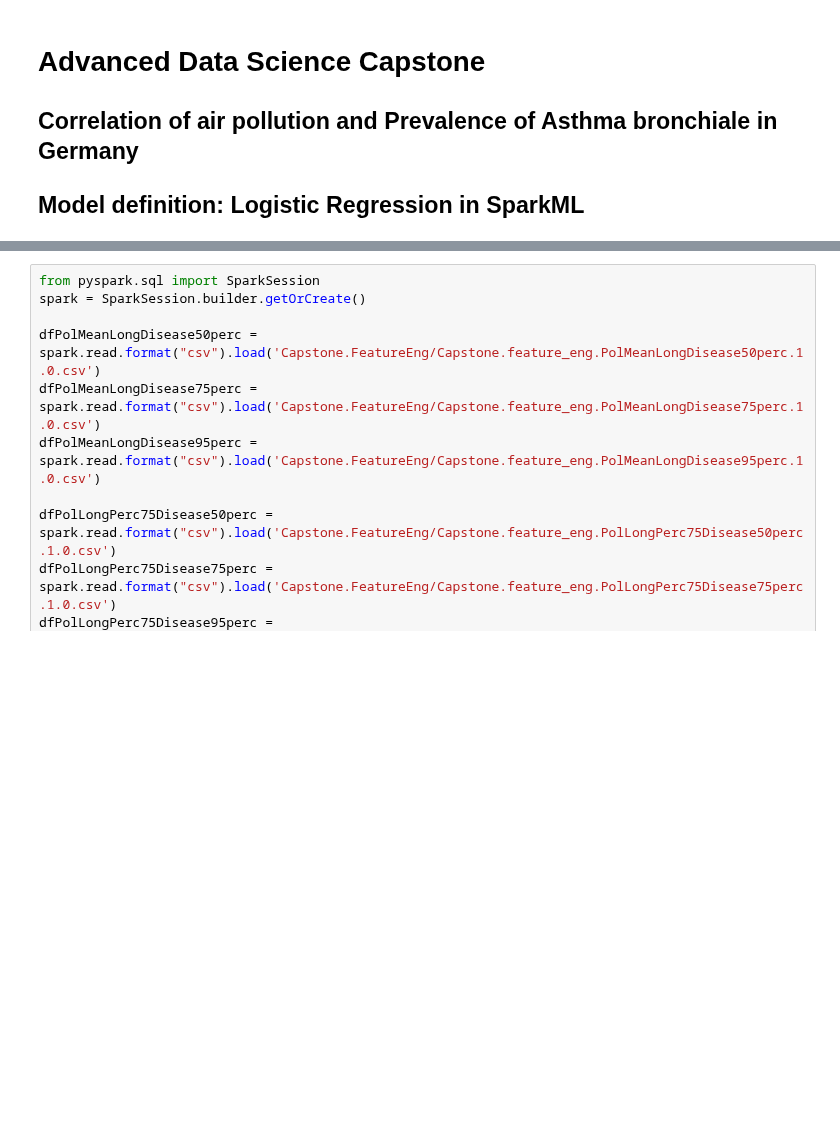
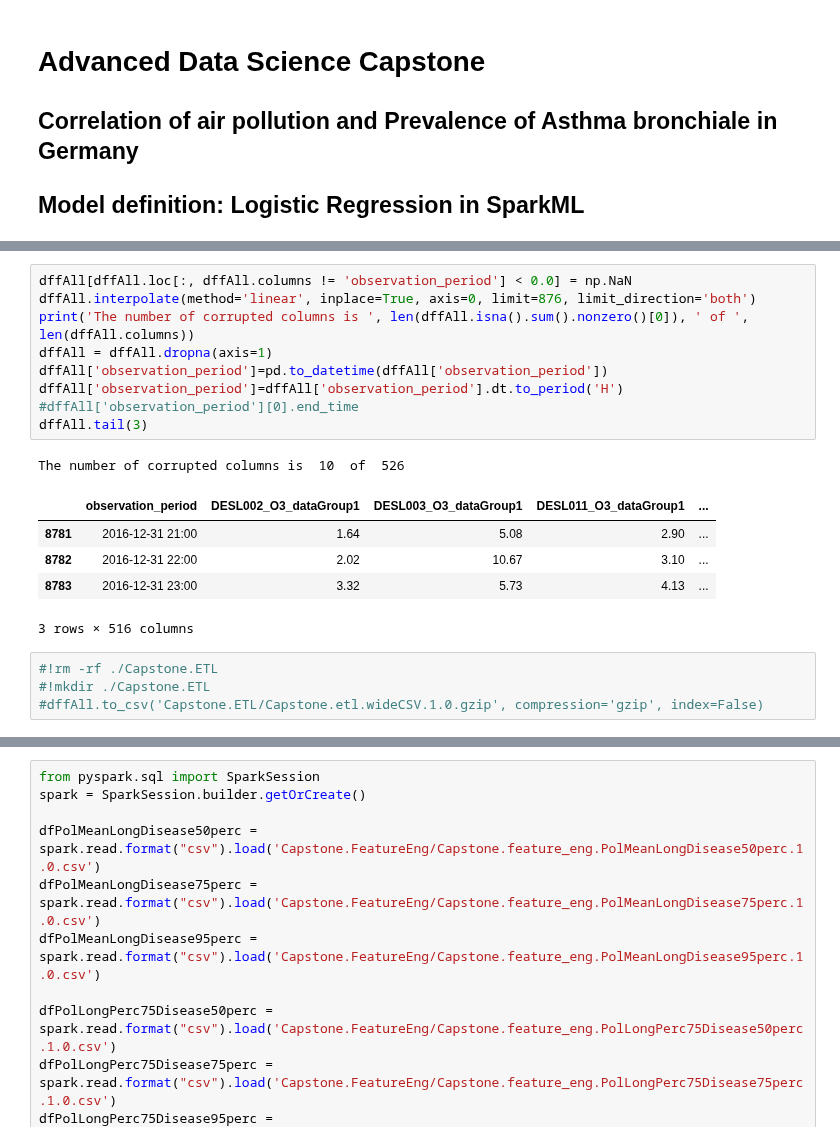
Before and after one commit to EvgenyGorelov/IBM_Coursera_Capstone, a Jupyter notebook: Capstone.model_def.SparkMLlogistRegr.1.0.ipynb, the cells around one changed output, grey strips where cells are left out. Drawn from its saved outputs; the diff is of its cells as text; blank space fills up the shorter version.

```diff
--- a/Capstone.model_def.SparkMLlogistRegr.1.0.ipynb
+++ b/Capstone.model_def.SparkMLlogistRegr.1.0.ipynb
@@ -6,0 +179,20 @@
+# %%
+dffAll[dffAll.loc[:, dffAll.columns != 'observation_period'] < 0.0] = np.NaN
+dffAll.interpolate(method='linear', inplace=True, axis=0, limit=876, limit_direction='both')
+print('The number of corrupted columns is ', len(dffAll.isna().sum().nonzero()[0]), ' of ', len(dffAll.columns))
+dffAll = dffAll.dropna(axis=1)
+dffAll['observation_period']=pd.to_datetime(dffAll['observation_period'])
+dffAll['observation_period']=dffAll['observation_period'].dt.to_period('H')
+#dffAll['observation_period'][0].end_time
+dffAll.tail(3)
+# %% [output]
+The number of corrupted columns is  10  of  526
+|  | observation_period | DESL002_O3_dataGroup1 | DESL003_O3_dataGroup1 | DESL011_O3_dataGroup1 | ... |
+| 8781 | 2016-12-31 21:00 | 1.64 | 5.08 | 2.90 | ... |
+| 8782 | 2016-12-31 22:00 | 2.02 | 10.67 | 3.10 | ... |
+| 8783 | 2016-12-31 23:00 | 3.32 | 5.73 | 4.13 | ... |
+3 rows × 516 columns
+# %%
+#!rm -rf ./Capstone.ETL
+#!mkdir ./Capstone.ETL
+#dffAll.to_csv('Capstone.ETL/Capstone.etl.wideCSV.1.0.gzip', compression='gzip', index=False)
```
Also changed, not shown: parts of 25 cells of this notebook.
